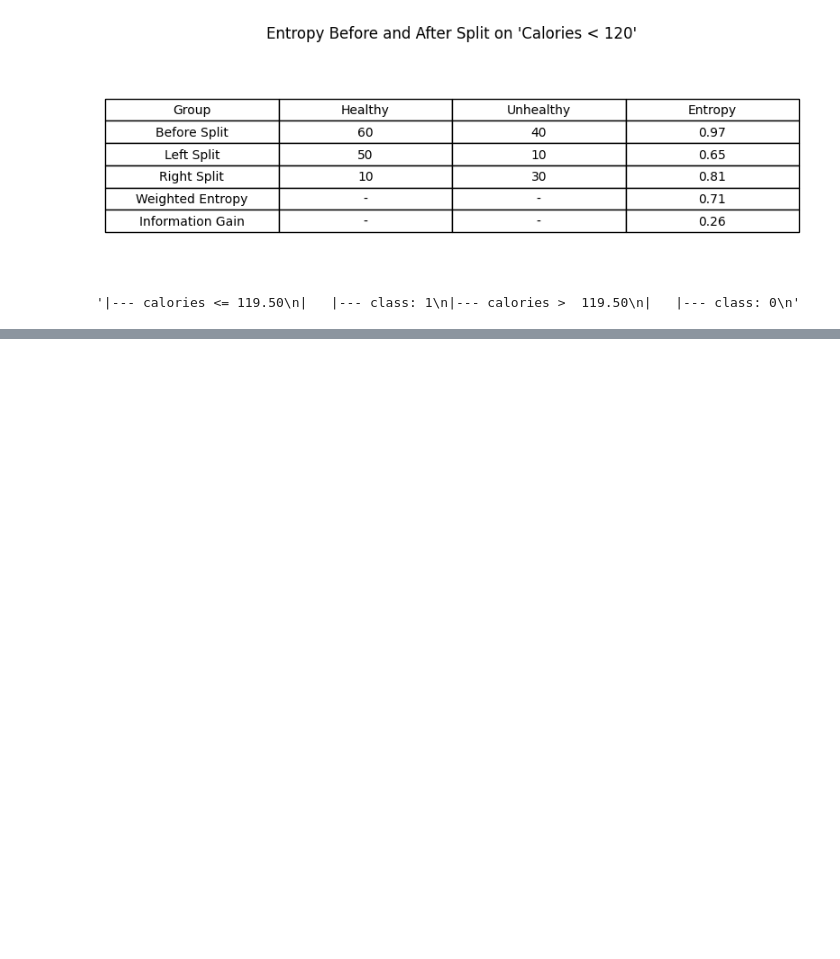
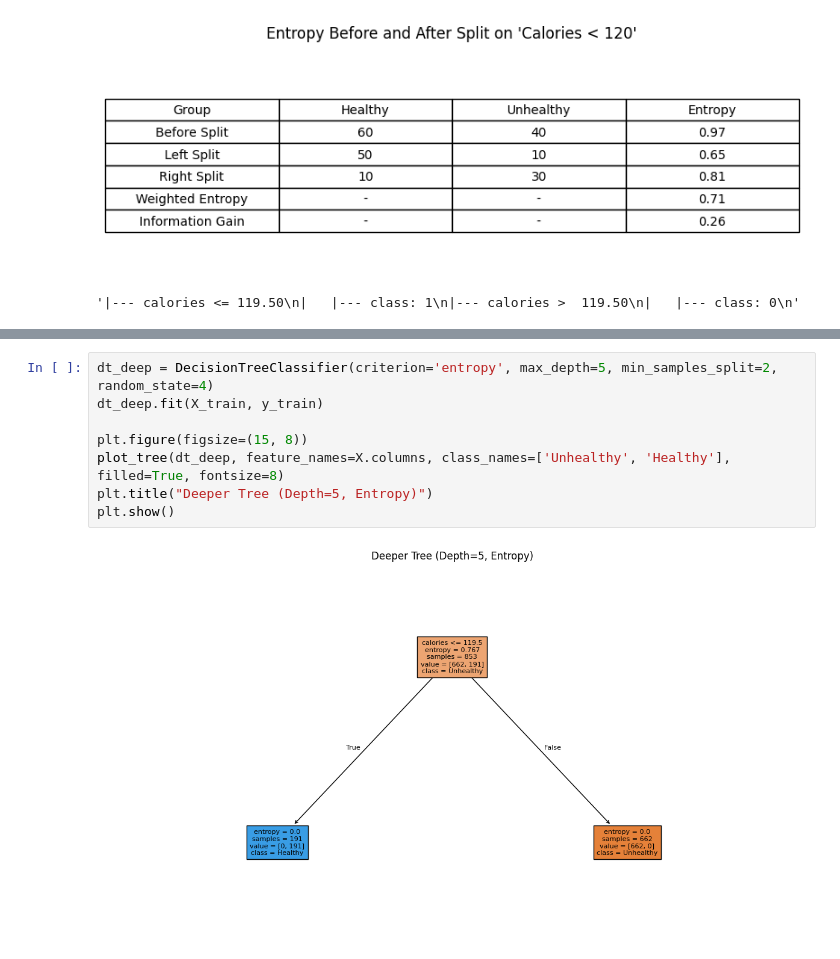
Before and after one commit to RISSIKUMARP/Enhancing-Public-Health-by-Identifying-Unhealthy-Foods-Promoting-Healthier-Alternatives, a Jupyter notebook: scripts/DT.ipynb, the cells around one changed output, grey strips where cells are left out. Drawn from its saved outputs; the diff is of its cells as text; blank space fills up the shorter version.

```diff
--- a/scripts/DT.ipynb
+++ b/scripts/DT.ipynb
@@ -151,0 +225,10 @@ tree_rules
+# %%
+dt_deep = DecisionTreeClassifier(criterion='entropy', max_depth=5, min_samples_split=2, random_state=4)
+dt_deep.fit(X_train, y_train)
+
+plt.figure(figsize=(15, 8))
+plot_tree(dt_deep, feature_names=X.columns, class_names=['Unhealthy', 'Healthy'], filled=True, fontsize=8)
+plt.title("Deeper Tree (Depth=5, Entropy)")
+plt.show()
+# %% [output]
+[figure, added]
```
Also changed, not shown: parts of 4 cells of this notebook, 10 other files.
